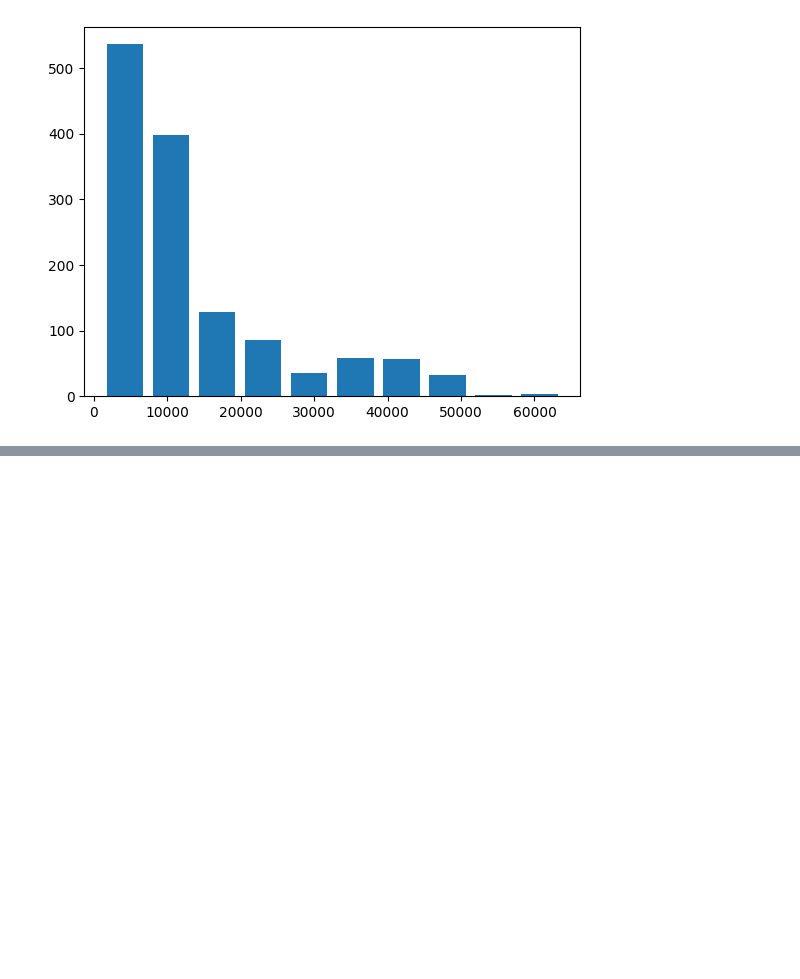
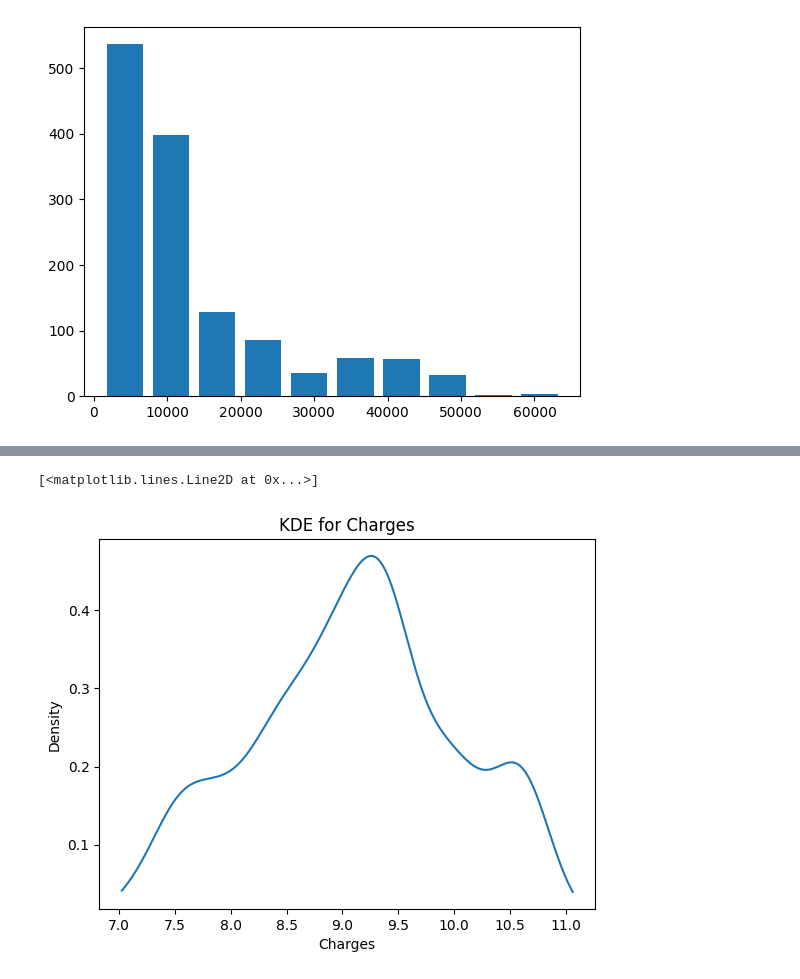
Before and after one commit to Bissapinho/Medical-costs-prediction-model, a Jupyter notebook: code/EDA.ipynb, the cells around one changed output, grey strips where cells are left out. Cells and saved outputs as stored; diff of their text form; code cells hidden in the pictures; blank space fills up the shorter version.

```diff
--- a/code/EDA.ipynb
+++ b/code/EDA.ipynb
@@ -47,0 +64,14 @@ plt.hist(density)
+# %%
+kernel2 = stats.gaussian_kde(logcharges)
+x2 = np.linspace(logcharges.min(), logcharges.max(), 1000)
+
+density2 = kernel2(x2)
+fig, ax  = plt.subplots()
+plt.title('KDE for Charges')
+plt.xlabel('Charges')
+plt.ylabel('Density')
+
+plt.plot(x2, density2)
+# %% [output]
+[<matplotlib.lines.Line2D at 0x...>]
+[figure, added]
```
Also changed, not shown: parts of 15 cells of this notebook.
